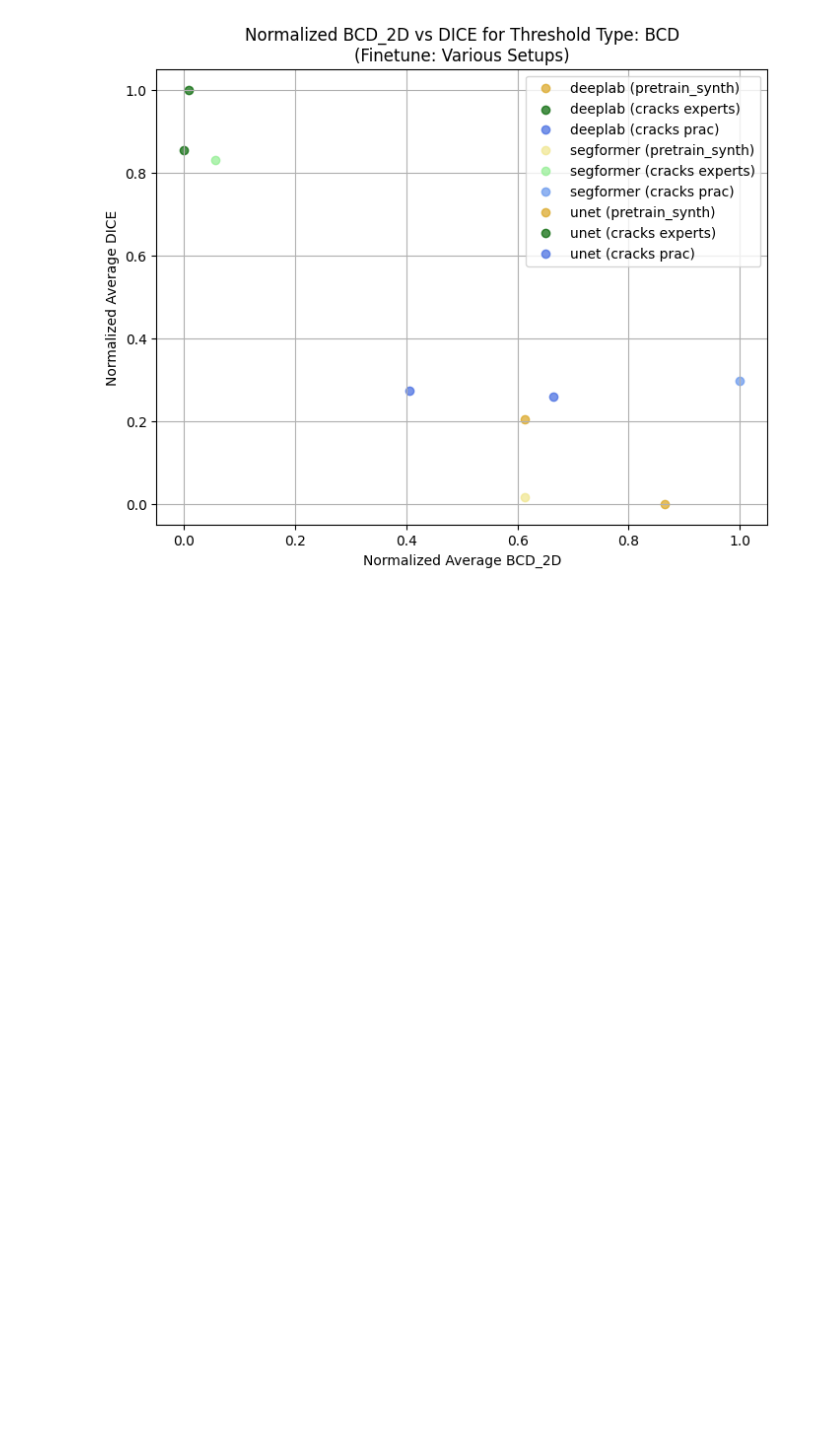
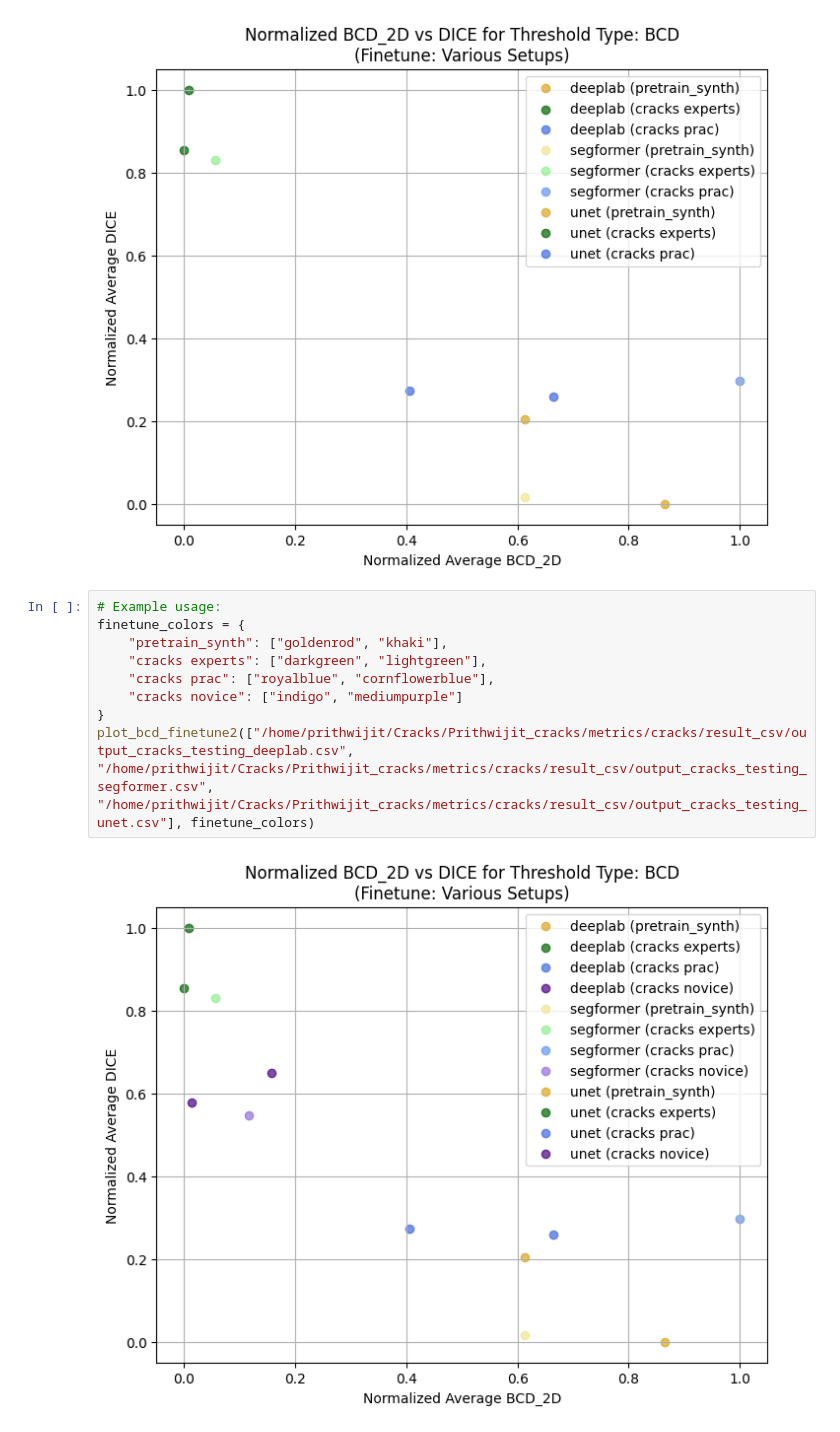
Before and after one commit to olivesgatech/Prithwijit_cracks, a Jupyter notebook: plots/codes/plotter.ipynb, the cells around one changed output. Drawn from its saved outputs; the diff is of its cells as text; blank space fills up the shorter version.

```diff
--- a/plots/codes/plotter.ipynb
+++ b/plots/codes/plotter.ipynb
@@ -206,3 +206,14 @@ finetune_colors = {
 plot_bcd_finetune2(["/home/prithwijit/Cracks/Prithwijit_cracks/metrics/cracks/result_csv/output_cracks_testing_deeplab.csv", "/home/prithwijit/Cracks/Prithwijit_cracks/metrics/cracks/result_csv/output_cracks_testing_segformer.csv", "/home/prithwijit/Cracks/Prithwijit_cracks/metrics/cracks/result_csv/output_cracks_testing_unet.csv"], finetune_colors)
 # %% [output]
 [figure]
+# %%
+# Example usage:
+finetune_colors = {
+    "pretrain_synth": ["goldenrod", "khaki"],
+    "cracks experts": ["darkgreen", "lightgreen"],
+    "cracks prac": ["royalblue", "cornflowerblue"],
+    "cracks novice": ["indigo", "mediumpurple"]
+}
+plot_bcd_finetune2(["/home/prithwijit/Cracks/Prithwijit_cracks/metrics/cracks/result_csv/output_cracks_testing_deeplab.csv", "/home/prithwijit/Cracks/Prithwijit_cracks/metrics/cracks/result_csv/output_cracks_testing_segformer.csv", "/home/prithwijit/Cracks/Prithwijit_cracks/metrics/cracks/result_csv/output_cracks_testing_unet.csv"], finetune_colors)
+# %% [output]
+[figure, added]
```
